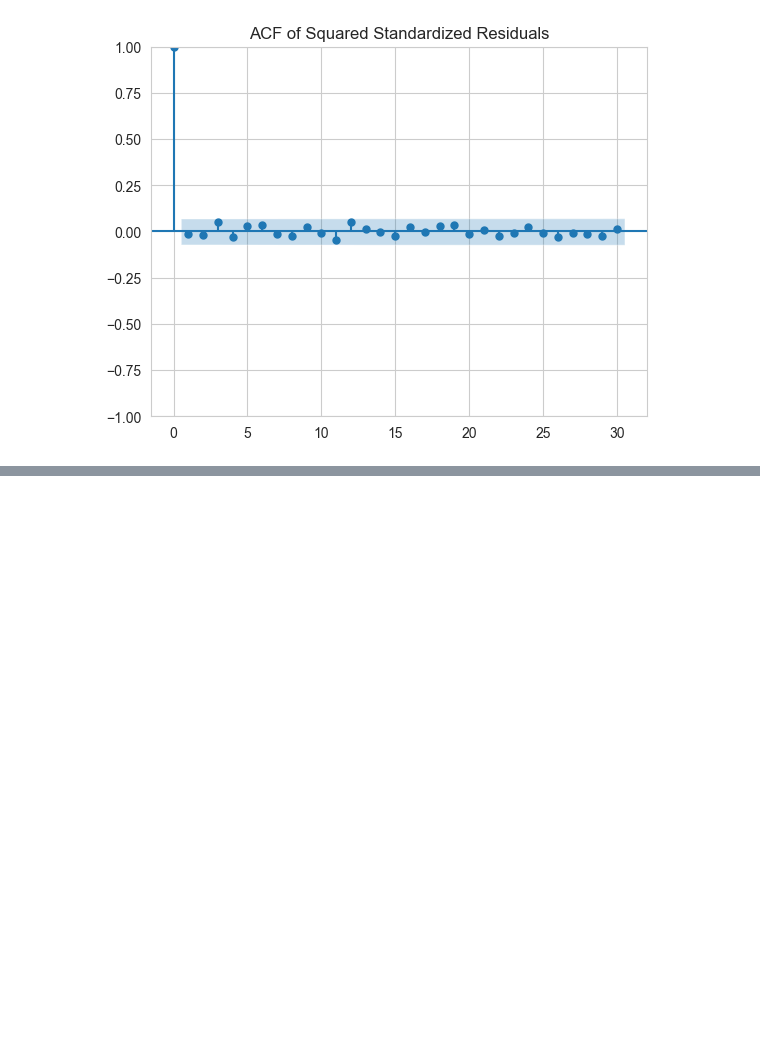
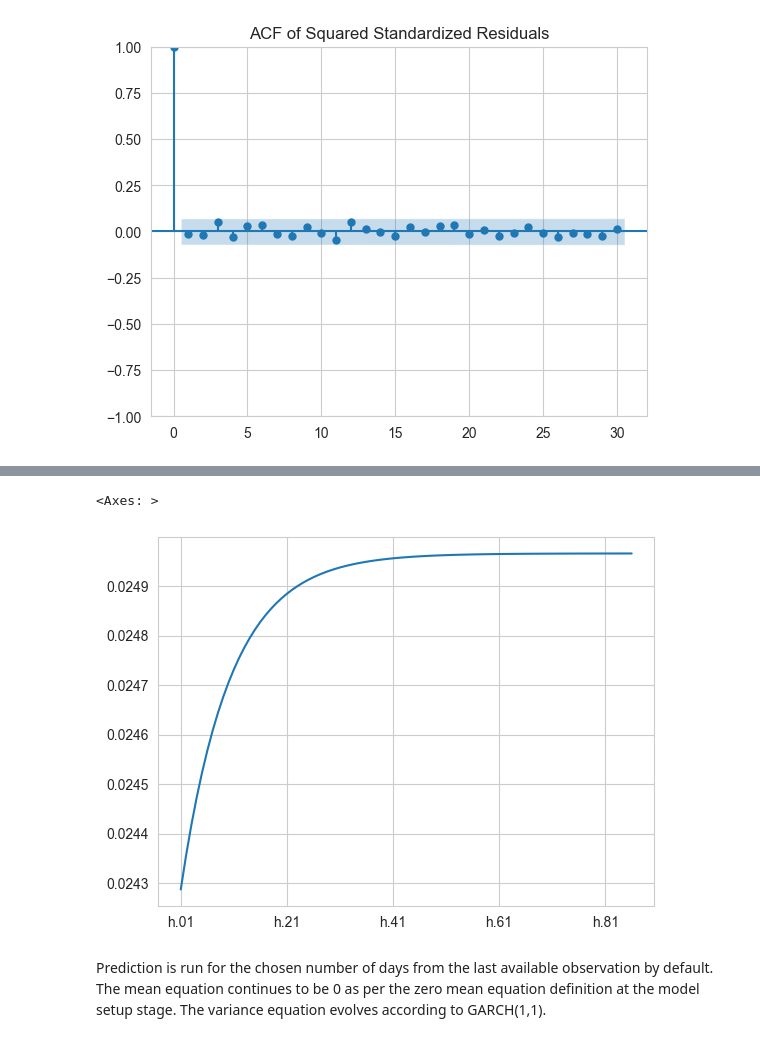
Before and after one commit to afoster28/cmd_forecast, a Jupyter notebook: Model/Model.ipynb, the cells around one changed output, grey strips where cells are left out. Cells and saved outputs as stored; diff of their text form; code cells hidden in the pictures; blank space fills up the shorter version.

```diff
--- a/Model/Model.ipynb
+++ b/Model/Model.ipynb
@@ -312,0 +287,7 @@ Name: Ret_DCOILWTICO, dtype: float64
+# %%
+(for_garch11.variance**0.5).iloc[0].plot()
+# %% [output]
+<Axes: >
+[figure, added]
+# %% [markdown]
+Prediction is run for the chosen number of days from the last available observation by default. The mean equation continues to be 0 as per the zero mean equation definition at the model setup stage. The variance equation evolves according to GARCH(1,1).
```
Also changed, not shown: parts of 16 cells of this notebook, 2 other files.
